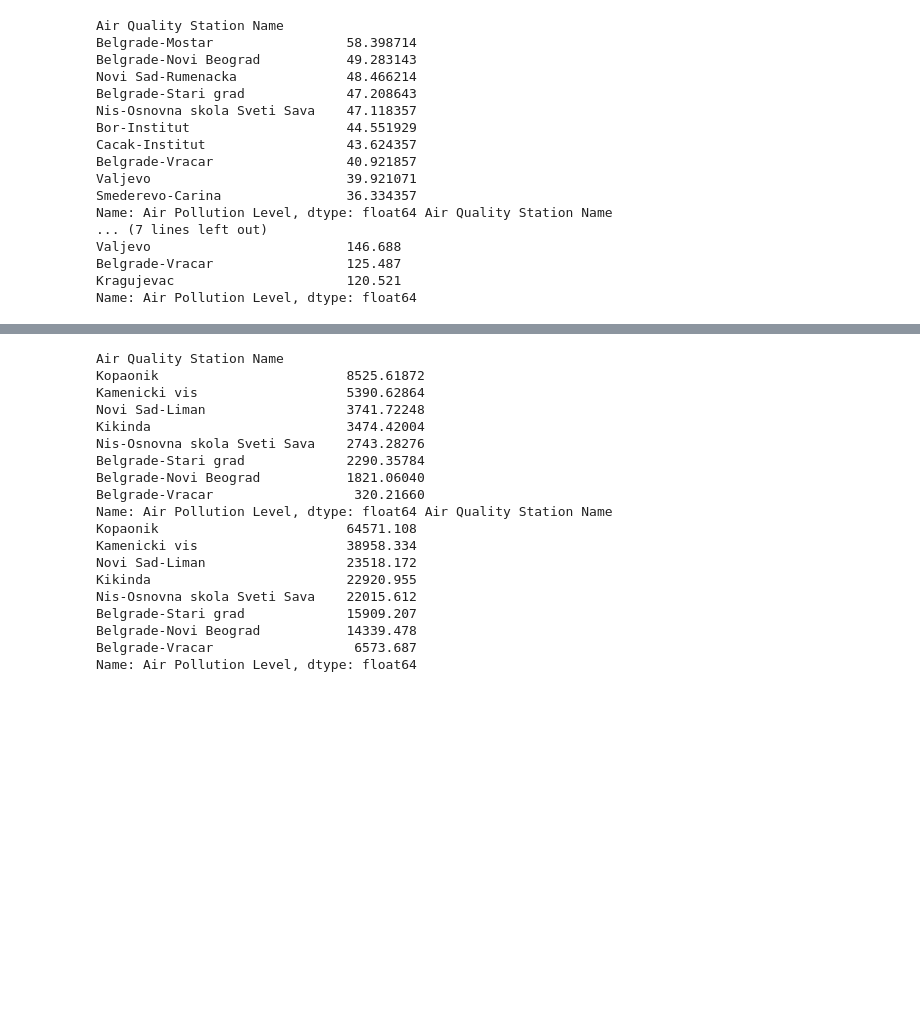
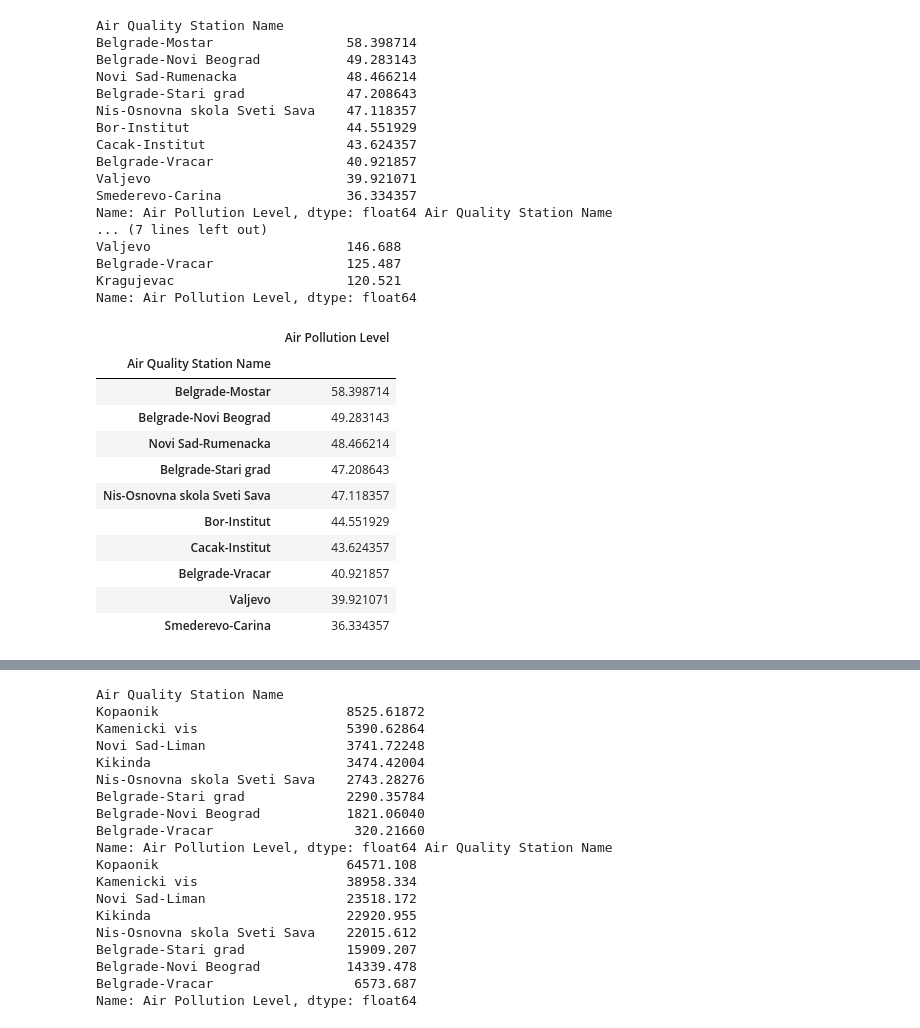
Before and after one commit to makilezx/analysis-of-air-pollution-in-Serbian-cities, a Jupyter notebook: data-analysis-1.ipynb, the cells around one changed output, grey strips where cells are left out. Cells and saved outputs as stored; diff of their text form; code cells hidden in the pictures; blank space fills up the shorter version.

```diff
--- a/data-analysis-1.ipynb
+++ b/data-analysis-1.ipynb
@@ -409,3 +429,20 @@ Valjevo                         146.688
 Belgrade-Vracar                 125.487
 Kragujevac                      120.521
 Name: Air Pollution Level, dtype: float64
+# %%
+#za cp u eksel
+no2test = pd.DataFrame(top_NO2_2019_means)
+no2test
+# %% [output]
+|  | Air Pollution Level |
+| Air Quality Station Name |  |
+| Belgrade-Mostar | 58.398714 |
+| Belgrade-Novi Beograd | 49.283143 |
+| Novi Sad-Rumenacka | 48.466214 |
+| Belgrade-Stari grad | 47.208643 |
+| Nis-Osnovna skola Sveti Sava | 47.118357 |
+| Bor-Institut | 44.551929 |
+| Cacak-Institut | 43.624357 |
+| Belgrade-Vracar | 40.921857 |
+| Valjevo | 39.921071 |
+| Smederevo-Carina | 36.334357 |
```
Also changed, not shown: parts of 36 cells of this notebook.
